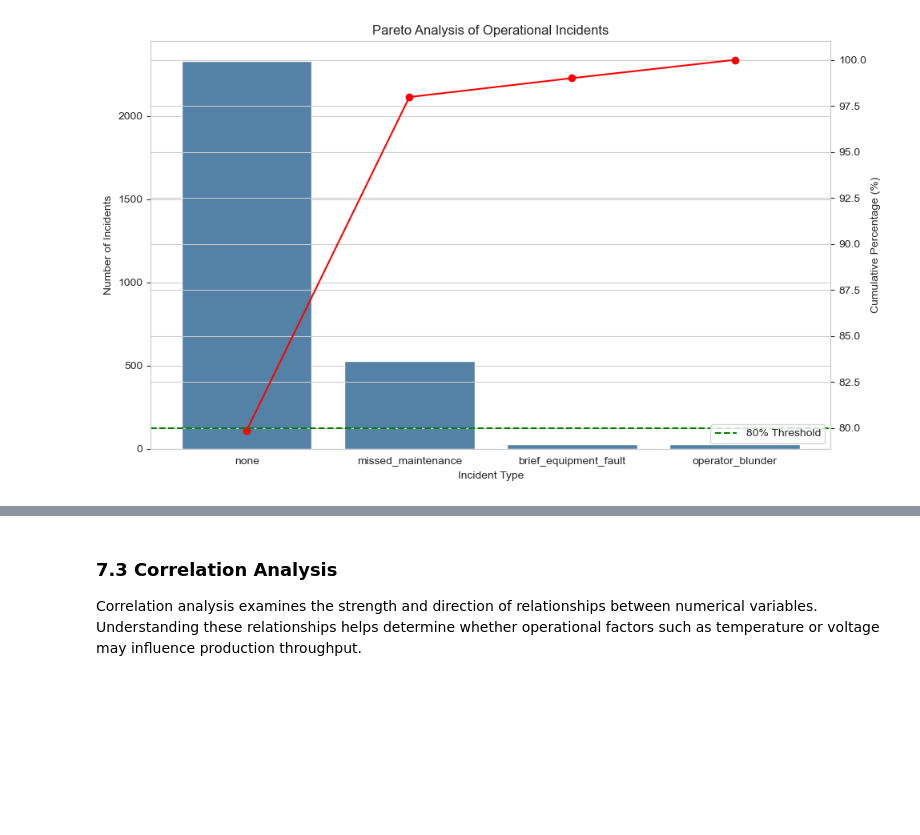
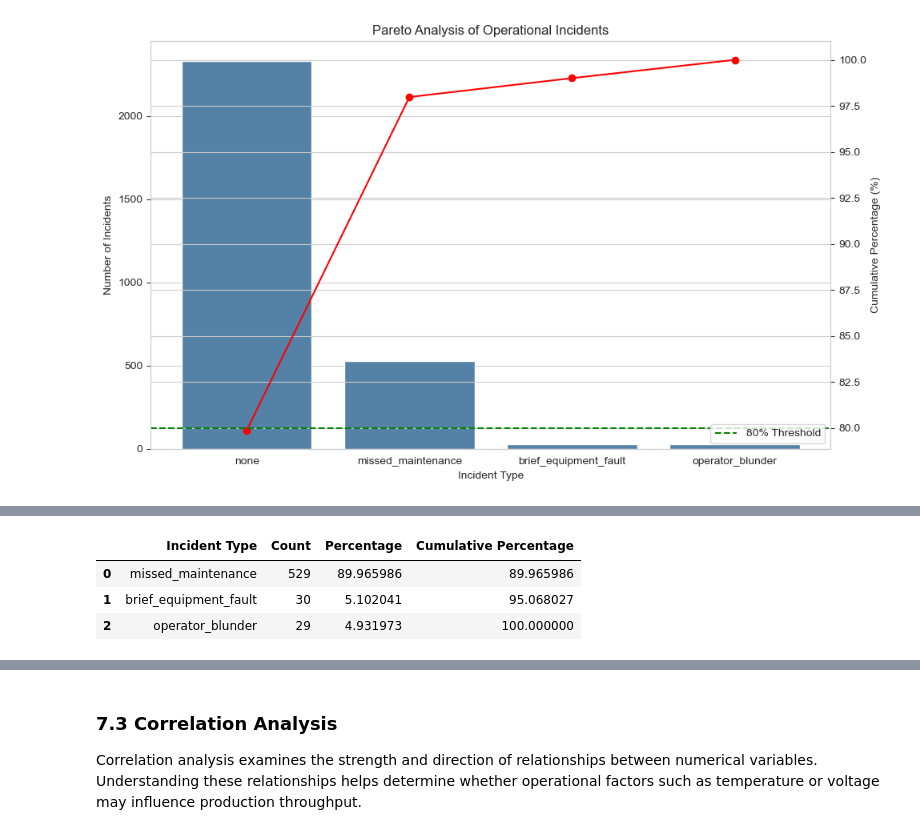
Before and after one commit to WanjikuSharon/week5_diagnostics_analysis, a Jupyter notebook: week5_diagnostics_analysis.ipynb, the cells around one changed output, grey strips where cells are left out. Drawn from its saved outputs; the diff is of its cells as text; code cells hidden in the pictures; blank space fills up the shorter version.

```diff
--- a/week5_diagnostics_analysis.ipynb
+++ b/week5_diagnostics_analysis.ipynb
@@ -817,0 +816,29 @@ This finding suggests that prioritizing corrective actions for the most frequent
+# %%
+# Filter out records with no incident
+incident_only = df[df["incident_type"] != "none"]
+
+# Count actual incidents
+pareto_incidents = (
+    incident_only["incident_type"]
+    .value_counts()
+    .reset_index()
+)
+
+pareto_incidents.columns = ["Incident Type", "Count"]
+
+# Calculate percentages
+pareto_incidents["Percentage"] = (
+    pareto_incidents["Count"] /
+    pareto_incidents["Count"].sum()
+) * 100
+
+pareto_incidents["Cumulative Percentage"] = (
+    pareto_incidents["Percentage"].cumsum()
+)
+
+pareto_incidents
+# %% [output]
+|  | Incident Type | Count | Percentage | Cumulative Percentage |
+| 0 | missed_maintenance | 529 | 89.965986 | 89.965986 |
+| 1 | brief_equipment_fault | 30 | 5.102041 | 95.068027 |
+| 2 | operator_blunder | 29 | 4.931973 | 100.000000 |
```
Also changed, not shown: parts of 4 cells of this notebook, 1 other file.
